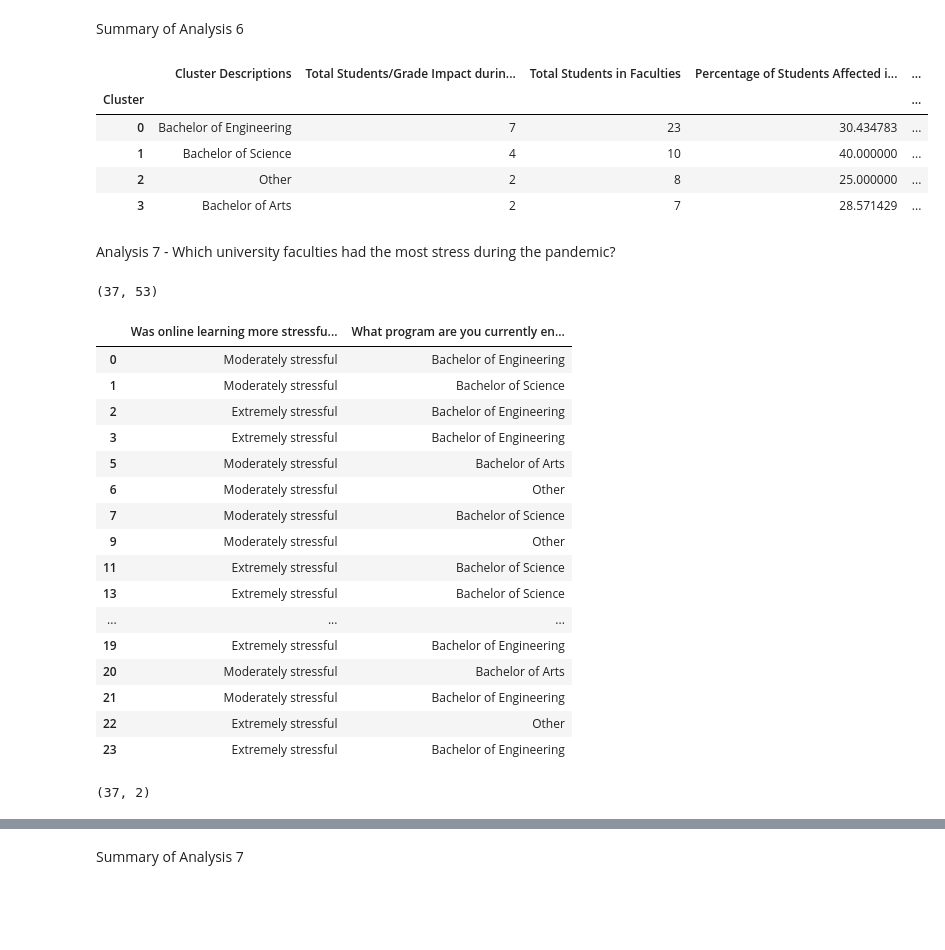
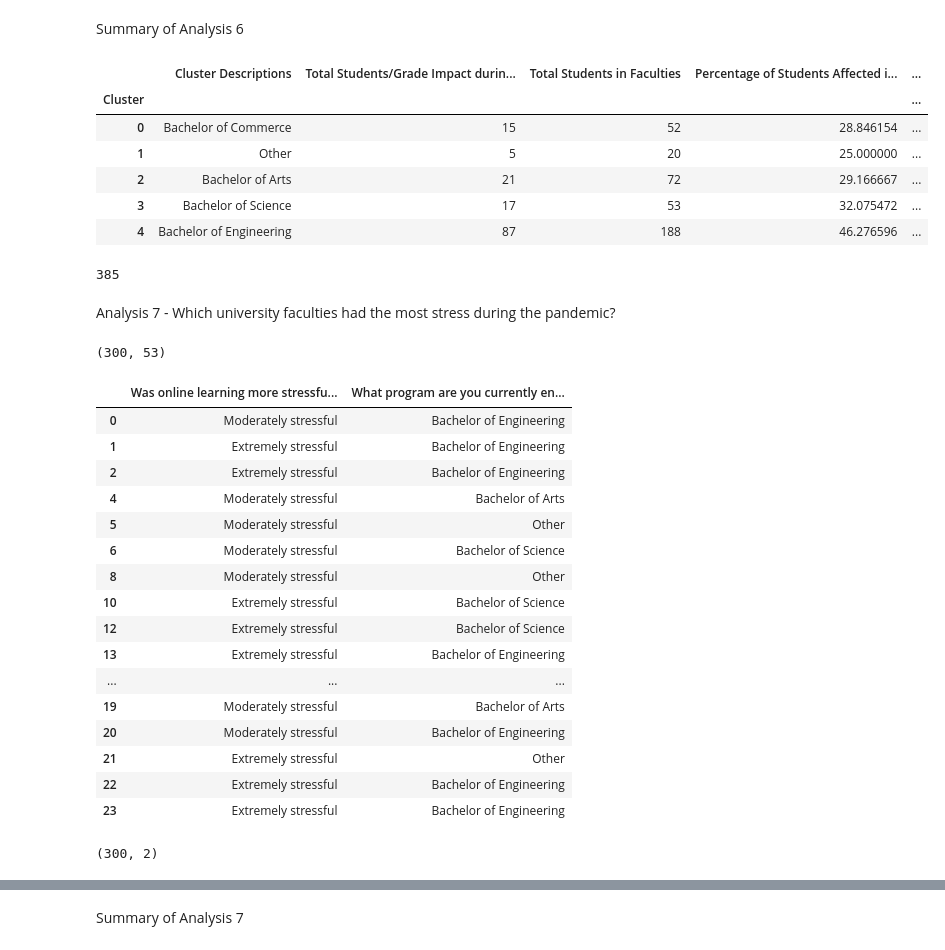
Before and after one commit to abdulbhutta/Summer-Research-2022, a Jupyter notebook: DataAnalysis.ipynb, the cells around one changed output, grey strips where cells are left out. Cells and saved outputs as stored; diff of their text form; code cells hidden in the pictures; blank space fills up the shorter version.

```diff
--- a/DataAnalysis.ipynb
+++ b/DataAnalysis.ipynb
@@ -5,10 +5,10 @@ from kmodes.kmodes import KModes
 from sklearn import preprocessing
 # %%
 df = pd.read_csv('StudentSurveyData.csv')
-df = df.drop(columns='Timestamp')  # Drop column (1) with the 'name'
-df = df.drop(columns='Username')
-df = df.drop(columns='Unnamed: 55')
-df = df.drop(columns='Unnamed: 56')
+#df = df.drop(columns='Timestamp')  # Drop column (1) with the 'name'
+#df = df.drop(columns='Email Address')
+#df = df.drop(columns='Unnamed: 55')
+#df = df.drop(columns='Unnamed: 56')
 df.fillna('NIL', inplace=True)
 
 df.to_csv("CleanDataSet.csv")
@@ -766,33 +1075,38 @@ Analysis6[Analysis6['Cluster'] == 4].head(20)
 Summary of Analysis 6
 # %%
 Summary6 = pd.DataFrame(Analysis6.groupby(['Cluster'])['Cluster'].count())
-Summary6.insert(0, "Cluster Descriptions", ["Bachelor of Engineering", "Bachelor of Science", "Other", "Bachelor of Arts"], True)
+Summary6.insert(0, "Cluster Descriptions", ["Bachelor of Commerce", "Other", "Bachelor of Arts", "Bachelor of Science", "Bachelor of Engineering"], True)
 Summary6.rename(columns= {Summary6.columns[1]: "Total Students/Grade Impact during pandemic"}, inplace=True)
 
 filtered_Arts = df[(df['What program are you currently enrolled in?'] == 'Bachelor of Arts')]
 filtered_Engineering = df[(df['What program are you currently enrolled in?'] == 'Bachelor of Engineering')]
 filtered_Science = df[(df['What program are you currently enrolled in?'] == 'Bachelor of Science')]
 filtered_Other = df[(df['What program are you currently enrolled in?'] == 'Other')]
 filtered_Commerce = df[(df['What program are you currently enrolled in?'] == 'Bachelor of Commerce')]
 
 ArtsStudents = filtered_Arts.shape[0]
 EngineeringStudents = filtered_Engineering.shape[0]
 ScienceStudents = filtered_Science.shape[0]
 OtherStudents = filtered_Other.shape[0]
 CommerceStudents = filtered_Commerce.shape[0]
 
-Summary6.insert(2, "Total Students in Faculties", [EngineeringStudents, ScienceStudents, OtherStudents, ArtsStudents], True)
+Summary6.insert(2, "Total Students in Faculties", [CommerceStudents, OtherStudents, ArtsStudents, ScienceStudents, EngineeringStudents], True)
 Summary6['Percentage of Students Affected in each faculty'] = (Summary6['Total Students/Grade Impact during pandemic'] / Summary6['Total Students in Faculties']  * 100)
 Summary6['Percentage of total students'] = (Summary6['Total Students/Grade Impact during pandemic'] / TotalStudents * 100)
 
 Summary6.head(10)
 # %% [output]
 |  | Cluster Descriptions | Total Students/Grade Impact durin... | Total Students in Faculties | Percentage of Students Affected i... | ... |
 | Cluster |  |  |  |  | ... |
-| 0 | Bachelor of Engineering | 7 | 23 | 30.434783 | ... |
-| 1 | Bachelor of Science | 4 | 10 | 40.000000 | ... |
-| 2 | Other | 2 | 8 | 25.000000 | ... |
-| 3 | Bachelor of Arts | 2 | 7 | 28.571429 | ... |
+| 0 | Bachelor of Commerce | 15 | 52 | 28.846154 | ... |
+| 1 | Other | 5 | 20 | 25.000000 | ... |
+| 2 | Bachelor of Arts | 21 | 72 | 29.166667 | ... |
+| 3 | Bachelor of Science | 17 | 53 | 32.075472 | ... |
+| 4 | Bachelor of Engineering | 87 | 188 | 46.276596 | ... |
+# %%
+print(TotalStudents)
+# %% [output]
+385
 # %% [markdown]
 Analysis 7 - Which university faculties had the most stress during the pandemic?
 # %%
@@ -801,7 +1115,7 @@ filtered_7.shape
 
 #filtered_7.to_csv("temp.csv")
 # %% [output]
-(37, 53)
+(300, 53)
 # %%
 Analysis7 = pd.DataFrame(filtered_7, columns=['Was online learning more stressful than in-person learning?', 'What program are you currently enrolled in?'])
 Analysis7.head(20)
@@ -809,20 +1123,20 @@ Analysis7.head(20)
 # %% [output]
 |  | Was online learning more stressfu... | What program are you currently en... |
 | 0 | Moderately stressful | Bachelor of Engineering |
-| 1 | Moderately stressful | Bachelor of Science |
+| 1 | Extremely stressful | Bachelor of Engineering |
 | 2 | Extremely stressful | Bachelor of Engineering |
-| 3 | Extremely stressful | Bachelor of Engineering |
-| 5 | Moderately stressful | Bachelor of Arts |
-| 6 | Moderately stressful | Other |
-| 7 | Moderately stressful | Bachelor of Science |
-| 9 | Moderately stressful | Other |
-| 11 | Extremely stressful | Bachelor of Science |
-| 13 | Extremely stressful | Bachelor of Science |
+| 4 | Moderately stressful | Bachelor of Arts |
+| 5 | Moderately stressful | Other |
+| 6 | Moderately stressful | Bachelor of Science |
+| 8 | Moderately stressful | Other |
+| 10 | Extremely stressful | Bachelor of Science |
+| 12 | Extremely stressful | Bachelor of Science |
+| 13 | Extremely stressful | Bachelor of Engineering |
 | ... | ... | ... |
-| 19 | Extremely stressful | Bachelor of Engineering |
-| 20 | Moderately stressful | Bachelor of Arts |
-| 21 | Moderately stressful | Bachelor of Engineering |
-| 22 | Extremely stressful | Other |
+| 19 | Moderately stressful | Bachelor of Arts |
+| 20 | Moderately stressful | Bachelor of Engineering |
+| 21 | Extremely stressful | Other |
+| 22 | Extremely stressful | Bachelor of Engineering |
 | 23 | Extremely stressful | Bachelor of Engineering |
 # %%
 # Replace extremely stressful and moderately stressful to stressful
@@ -832,7 +1146,7 @@ Analysis7.replace({"Was online learning more stressful than in-person learning?"
 Analysis7.head(40)
 Analysis7.shape
 # %% [output]
-(37, 2)
+(300, 2)
 # %%
 # Building the model with 6 clusters
 kmode = KModes(n_clusters=5, init="Cao", n_init=10, verbose=1)
```
Also changed, not shown: parts of 216 cells of this notebook, 7 other files.
